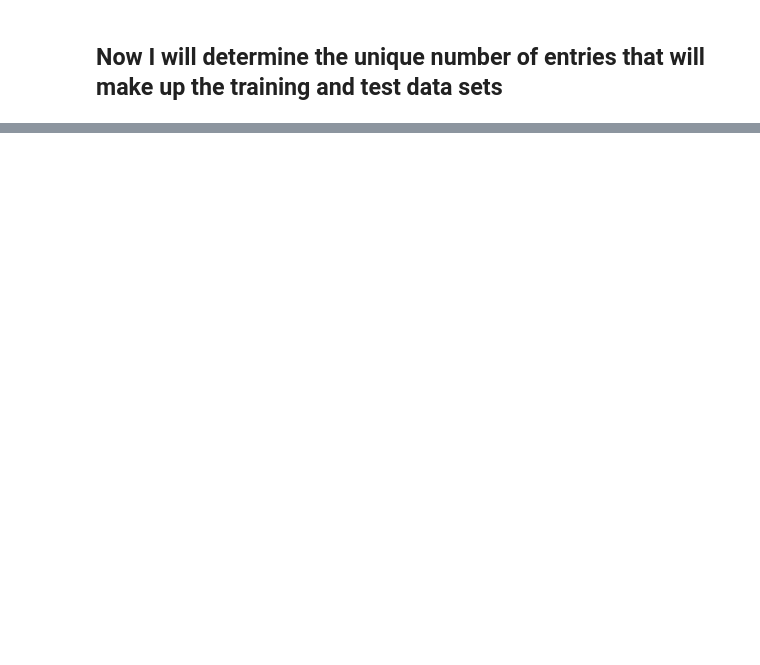
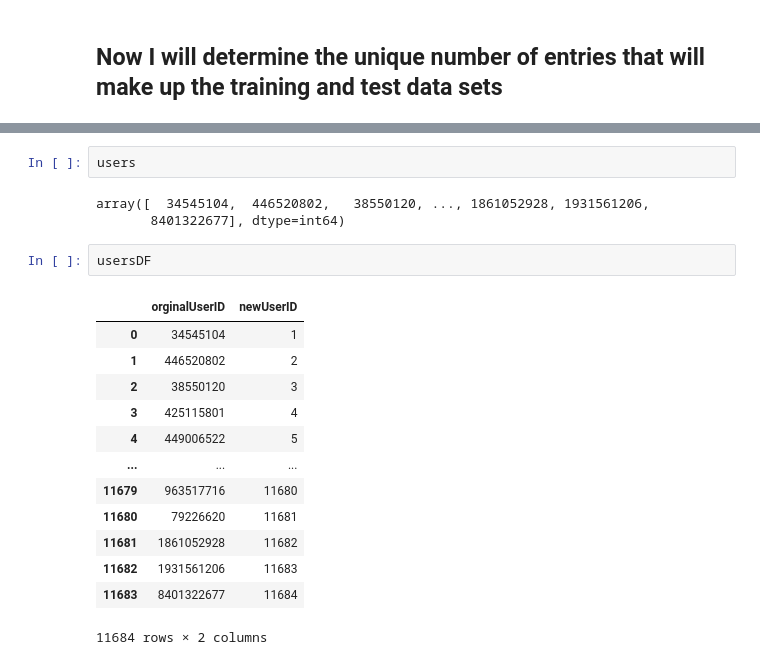
Before and after one commit to rejohnsonjr/Springboard_DS_Track, a Jupyter notebook: Capstone_2.ipynb, the cells around one changed output, grey strips where cells are left out. Saved outputs shown, nothing was run; the diff lists cells and outputs as text; blank space fills up the shorter version.

```diff
--- a/Capstone_2.ipynb
+++ b/Capstone_2.ipynb
@@ -236,0 +305,21 @@ Average number of ratings per user 11.195101296332487
+# %%
+users
+# %% [output]
+array([  34545104,  446520802,   38550120, ..., 1861052928, 1931561206,
+       8401322677], dtype=int64)
+# %%
+usersDF
+# %% [output]
+|  | orginalUserID | newUserID |
+| 0 | 34545104 | 1 |
+| 1 | 446520802 | 2 |
+| 2 | 38550120 | 3 |
+| 3 | 425115801 | 4 |
+| 4 | 449006522 | 5 |
+| ... | ... | ... |
+| 11679 | 963517716 | 11680 |
+| 11680 | 79226620 | 11681 |
+| 11681 | 1861052928 | 11682 |
+| 11682 | 1931561206 | 11683 |
+| 11683 | 8401322677 | 11684 |
+11684 rows × 2 columns
```
Also changed, not shown: parts of 32 cells of this notebook.
